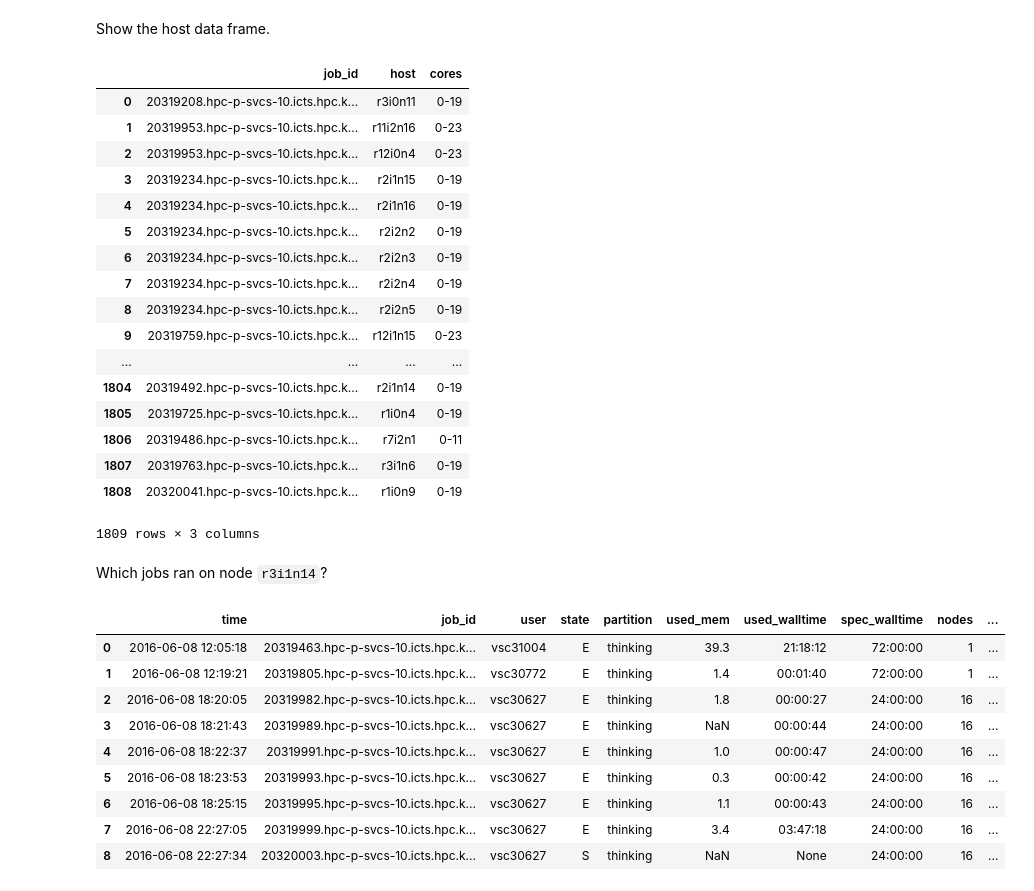
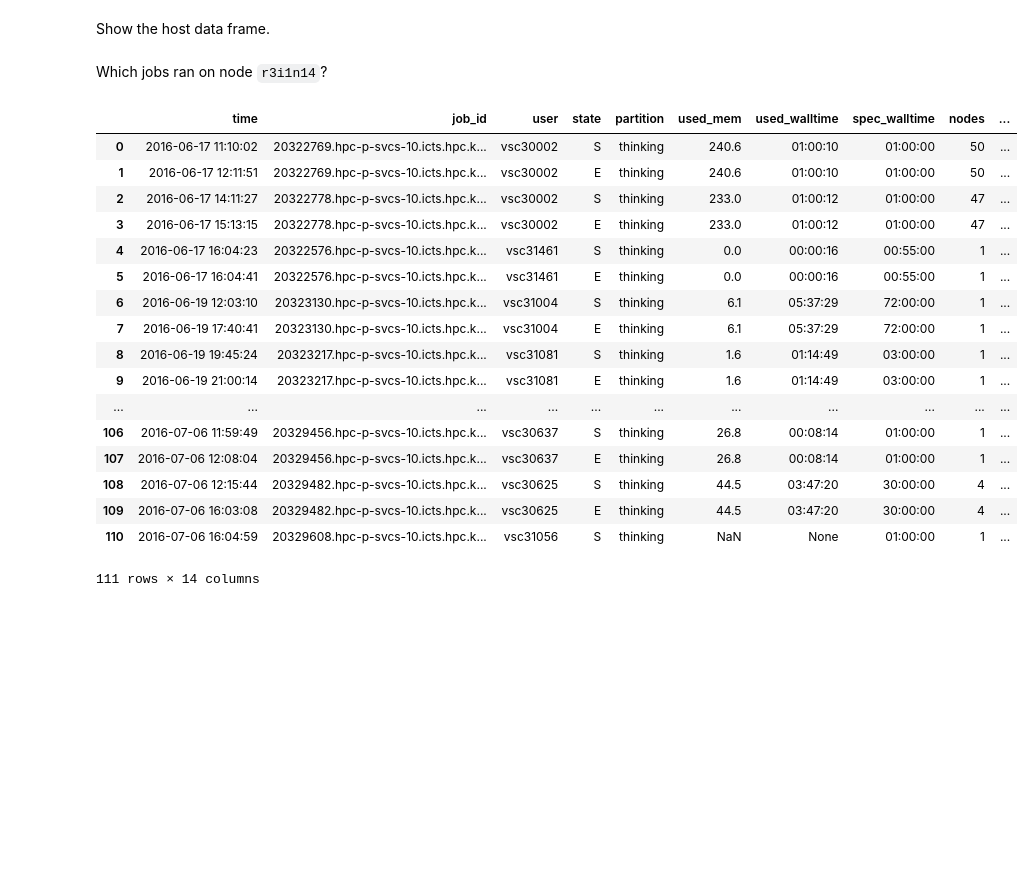
Before and after one commit to gjbex/vsc-tools-lib, a Jupyter notebook: notebooks/log_test.ipynb, the cells around one changed output. Cells and saved outputs as stored; diff of their text form; code cells hidden in the pictures; blank space fills up the shorter version.

Commit message:
Example notebook is now consistent with new analysis object

```diff
--- a/notebooks/log_test.ipynb
+++ b/notebooks/log_test.ipynb
@@ -179,39 +158,28 @@ df_jobs[df_jobs['user'] == 'vsc41730']
 # %% [markdown]
 Show the host data frame.
-# %%
-df_hosts
-# %% [output]
-|  | job_id | host | cores |
-| 0 | 20319208.hpc-p-svcs-10.icts.hpc.k... | r3i0n11 | 0-19 |
-| 1 | 20319953.hpc-p-svcs-10.icts.hpc.k... | r11i2n16 | 0-23 |
-| 2 | 20319953.hpc-p-svcs-10.icts.hpc.k... | r12i0n4 | 0-23 |
-| 3 | 20319234.hpc-p-svcs-10.icts.hpc.k... | r2i1n15 | 0-19 |
-| 4 | 20319234.hpc-p-svcs-10.icts.hpc.k... | r2i1n16 | 0-19 |
-| 5 | 20319234.hpc-p-svcs-10.icts.hpc.k... | r2i2n2 | 0-19 |
-| 6 | 20319234.hpc-p-svcs-10.icts.hpc.k... | r2i2n3 | 0-19 |
-| 7 | 20319234.hpc-p-svcs-10.icts.hpc.k... | r2i2n4 | 0-19 |
-| 8 | 20319234.hpc-p-svcs-10.icts.hpc.k... | r2i2n5 | 0-19 |
-| 9 | 20319759.hpc-p-svcs-10.icts.hpc.k... | r12i1n15 | 0-23 |
-| ... | ... | ... | ... |
-| 1804 | 20319492.hpc-p-svcs-10.icts.hpc.k... | r2i1n14 | 0-19 |
-| 1805 | 20319725.hpc-p-svcs-10.icts.hpc.k... | r1i0n4 | 0-19 |
-| 1806 | 20319486.hpc-p-svcs-10.icts.hpc.k... | r7i2n1 | 0-11 |
-| 1807 | 20319763.hpc-p-svcs-10.icts.hpc.k... | r3i1n6 | 0-19 |
-| 1808 | 20320041.hpc-p-svcs-10.icts.hpc.k... | r1i0n9 | 0-19 |
-1809 rows × 3 columns
+# %%
+hosts = analysis.hosts_df
 # %% [markdown]
 Which jobs ran on node `r3i1n14`?
 # %%
-pd.merge(df_jobs, df_hosts[df_hosts['host'] == 'r3i1n14'],
+pd.merge(jobs, hosts[hosts['host'] == 'r3i1n14'],
          how='inner', left_on='job_id', right_on='job_id')
 # %% [output]
 |  | time | job_id | user | state | partition | used_mem | used_walltime | spec_walltime | nodes | ... |
-| 0 | 2016-06-08 12:05:18 | 20319463.hpc-p-svcs-10.icts.hpc.k... | vsc31004 | E | thinking | 39.3 | 21:18:12 | 72:00:00 | 1 | ... |
-| 1 | 2016-06-08 12:19:21 | 20319805.hpc-p-svcs-10.icts.hpc.k... | vsc30772 | E | thinking | 1.4 | 00:01:40 | 72:00:00 | 1 | ... |
-| 2 | 2016-06-08 18:20:05 | 20319982.hpc-p-svcs-10.icts.hpc.k... | vsc30627 | E | thinking | 1.8 | 00:00:27 | 24:00:00 | 16 | ... |
-| 3 | 2016-06-08 18:21:43 | 20319989.hpc-p-svcs-10.icts.hpc.k... | vsc30627 | E | thinking | NaN | 00:00:44 | 24:00:00 | 16 | ... |
-| 4 | 2016-06-08 18:22:37 | 20319991.hpc-p-svcs-10.icts.hpc.k... | vsc30627 | E | thinking | 1.0 | 00:00:47 | 24:00:00 | 16 | ... |
-| 5 | 2016-06-08 18:23:53 | 20319993.hpc-p-svcs-10.icts.hpc.k... | vsc30627 | E | thinking | 0.3 | 00:00:42 | 24:00:00 | 16 | ... |
-| 6 | 2016-06-08 18:25:15 | 20319995.hpc-p-svcs-10.icts.hpc.k... | vsc30627 | E | thinking | 1.1 | 00:00:43 | 24:00:00 | 16 | ... |
-| 7 | 2016-06-08 22:27:05 | 20319999.hpc-p-svcs-10.icts.hpc.k... | vsc30627 | E | thinking | 3.4 | 03:47:18 | 24:00:00 | 16 | ... |
-| 8 | 2016-06-08 22:27:34 | 20320003.hpc-p-svcs-10.icts.hpc.k... | vsc30627 | S | thinking | NaN | None | 24:00:00 | 16 | ... |
+| 0 | 2016-06-17 11:10:02 | 20322769.hpc-p-svcs-10.icts.hpc.k... | vsc30002 | S | thinking | 240.6 | 01:00:10 | 01:00:00 | 50 | ... |
+| 1 | 2016-06-17 12:11:51 | 20322769.hpc-p-svcs-10.icts.hpc.k... | vsc30002 | E | thinking | 240.6 | 01:00:10 | 01:00:00 | 50 | ... |
+| 2 | 2016-06-17 14:11:27 | 20322778.hpc-p-svcs-10.icts.hpc.k... | vsc30002 | S | thinking | 233.0 | 01:00:12 | 01:00:00 | 47 | ... |
+| 3 | 2016-06-17 15:13:15 | 20322778.hpc-p-svcs-10.icts.hpc.k... | vsc30002 | E | thinking | 233.0 | 01:00:12 | 01:00:00 | 47 | ... |
+| 4 | 2016-06-17 16:04:23 | 20322576.hpc-p-svcs-10.icts.hpc.k... | vsc31461 | S | thinking | 0.0 | 00:00:16 | 00:55:00 | 1 | ... |
+| 5 | 2016-06-17 16:04:41 | 20322576.hpc-p-svcs-10.icts.hpc.k... | vsc31461 | E | thinking | 0.0 | 00:00:16 | 00:55:00 | 1 | ... |
+| 6 | 2016-06-19 12:03:10 | 20323130.hpc-p-svcs-10.icts.hpc.k... | vsc31004 | S | thinking | 6.1 | 05:37:29 | 72:00:00 | 1 | ... |
+| 7 | 2016-06-19 17:40:41 | 20323130.hpc-p-svcs-10.icts.hpc.k... | vsc31004 | E | thinking | 6.1 | 05:37:29 | 72:00:00 | 1 | ... |
+| 8 | 2016-06-19 19:45:24 | 20323217.hpc-p-svcs-10.icts.hpc.k... | vsc31081 | S | thinking | 1.6 | 01:14:49 | 03:00:00 | 1 | ... |
+| 9 | 2016-06-19 21:00:14 | 20323217.hpc-p-svcs-10.icts.hpc.k... | vsc31081 | E | thinking | 1.6 | 01:14:49 | 03:00:00 | 1 | ... |
+| ... | ... | ... | ... | ... | ... | ... | ... | ... | ... | ... |
+| 106 | 2016-07-06 11:59:49 | 20329456.hpc-p-svcs-10.icts.hpc.k... | vsc30637 | S | thinking | 26.8 | 00:08:14 | 01:00:00 | 1 | ... |
+| 107 | 2016-07-06 12:08:04 | 20329456.hpc-p-svcs-10.icts.hpc.k... | vsc30637 | E | thinking | 26.8 | 00:08:14 | 01:00:00 | 1 | ... |
+| 108 | 2016-07-06 12:15:44 | 20329482.hpc-p-svcs-10.icts.hpc.k... | vsc30625 | S | thinking | 44.5 | 03:47:20 | 30:00:00 | 4 | ... |
+| 109 | 2016-07-06 16:03:08 | 20329482.hpc-p-svcs-10.icts.hpc.k... | vsc30625 | E | thinking | 44.5 | 03:47:20 | 30:00:00 | 4 | ... |
+| 110 | 2016-07-06 16:04:59 | 20329608.hpc-p-svcs-10.icts.hpc.k... | vsc31056 | S | thinking | NaN | None | 01:00:00 | 1 | ... |
+111 rows × 14 columns
```
Also changed, not shown: parts of 5 cells of this notebook.
